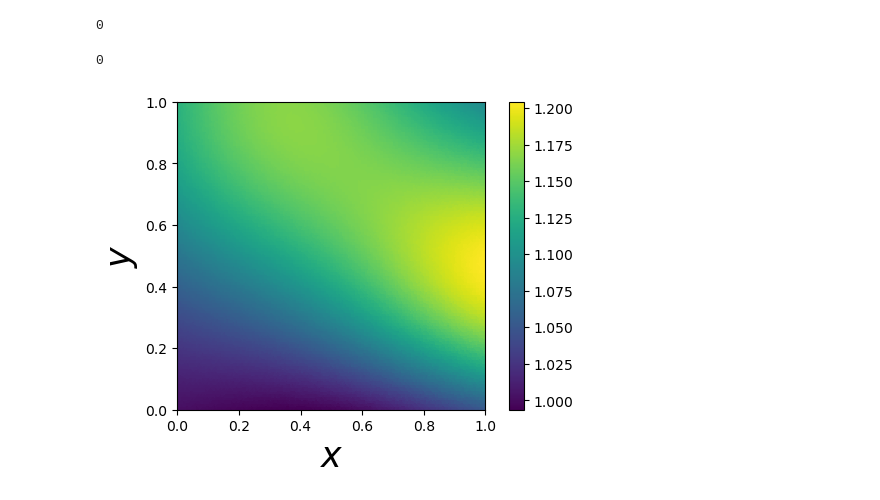
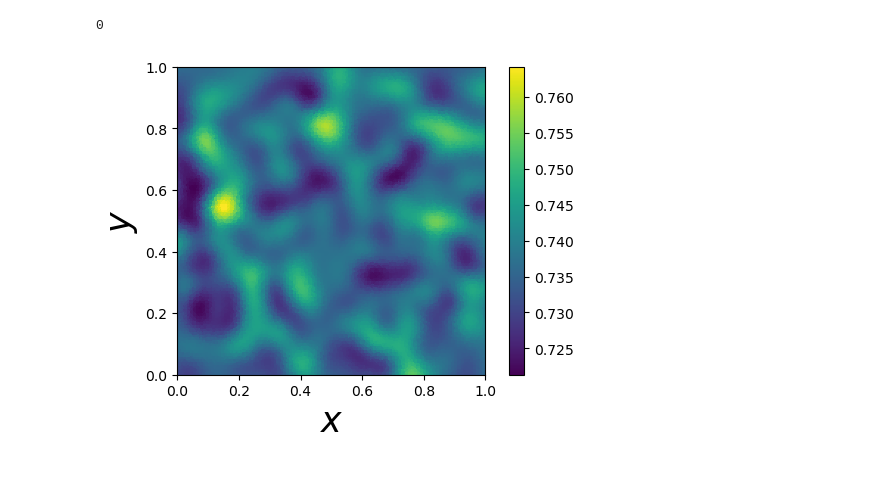
Before and after one commit to JoostHMPrins/ngo, a Jupyter notebook: analysisnotebooks/tdarcy.ipynb, the cells around one changed output. Cells and saved outputs as stored; diff of their text form; code cells hidden in the pictures.

```diff
--- a/analysisnotebooks/tdarcy.ipynb
+++ b/analysisnotebooks/tdarcy.ipynb
@@ -22,45 +35,51 @@ The autoreload extension is already loaded. To reload it, use:
 # Parameters
 N_samples = 1
 variables = ['t', 'x', 'x']
-l_min = [0.5, 0.5, 0.5]
-l_max = [1, 1, 1]
-device = 'cpu'
+l_min = [0.5, 0.05, 0.05]
+l_max = [0.5, 0.05, 0.05]
+device = 'cuda:3'
 
 dataset = ManufacturedSolutionsSet(N_samples, variables, l_min, l_max, device)
+
+theta = dataset.theta
+f = dataset.f
+eta_y0 = dataset.etab
+eta_yL = dataset.etat
+g_x0 = dataset.gl
+g_xL = dataset.gr
+u = dataset.u
+u0 = dataset.u0
-# %% [output]
-0
 # %%
-variable = dataset.theta
-
 # Create grid
 X, Y = np.mgrid[0:1:100*1j, 0:1:100*1j]
 x = np.vstack([X.ravel(), Y.ravel()]).T
 x = torch.tensor(x)
-tx = torch.zeros(x.shape[0], x.shape[1] + 1)
+tx = torch.zeros((x.shape[0], x.shape[1] + 1), device='cuda:3')
 tx[:, 1:] = x
 t = 0
 tx[:, 0] = t
-variable_d = discretize_functions(variable, tx, device='cpu')
+u_true = discretize_functions(u, tx, device='cuda:3')
 
 size_title = 20
 size_ticklabels = 15
 size_axeslabels = 25
 
 fig, ax = plt.subplots(1,1, figsize=(6, 4))
 fig.subplots_adjust(left=None, bottom=None, right=None, top=None, wspace=0.4, hspace=0.4)
 
-fig = ax.tripcolor(tx[:,1], tx[:,2], variable_d[0])
+# fig = ax.tripcolor(tx[:,1], tx[:,2], variable_d[0])
+fig = ax.tripcolor(tx[:,1].detach().cpu().numpy(), tx[:,2].detach().cpu().numpy(), u_true[0].detach().cpu().numpy())
 
 ax.ticklabel_format(style='sci', scilimits=[-3,3])
 ax.set_xlabel(r'$x$', fontsize=size_axeslabels)
 ax.set_ylabel(r'$y$', fontsize=size_axeslabels)
 ax.set_xlim(0,1)
 ax.set_ylim(0,1)
 ax.set_aspect('equal')
 plt.colorbar(fig)
 
 plt.show()
 # %% [output]
 0
-[figure, old version]
+[figure, new version]
 # %%
```
Also changed, not shown: parts of 4 cells of this notebook.
